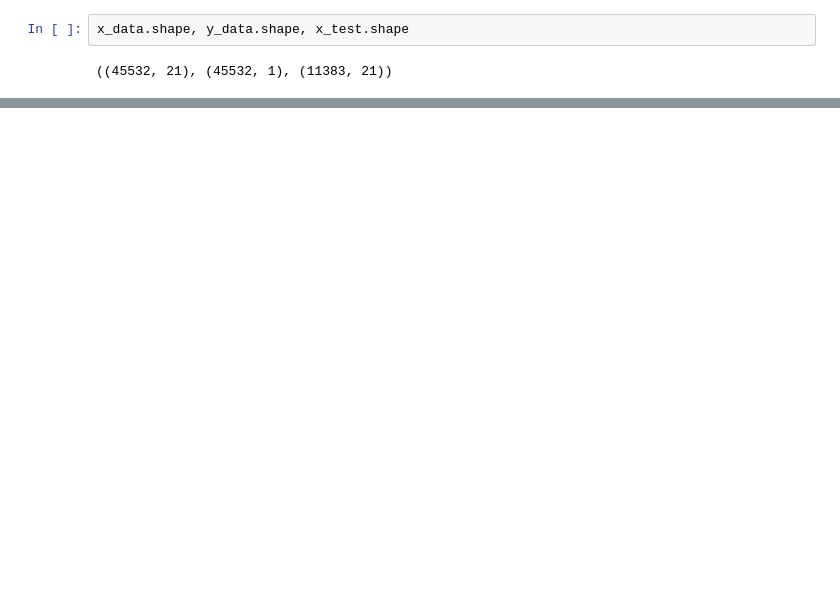
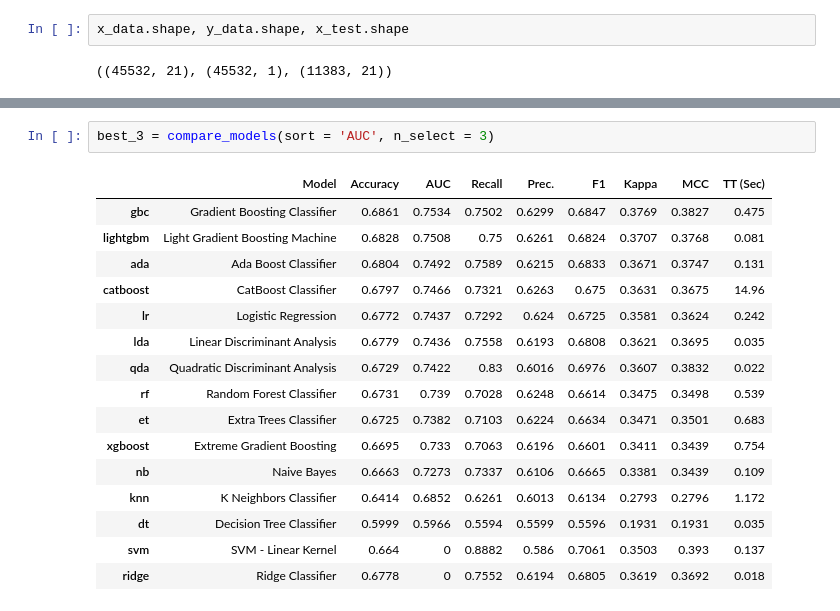
Before and after one commit to yebiny/psychoMetrics, a Jupyter notebook: 3-Train/train.ipynb, the cells around one changed output, grey strips where cells are left out. Drawn from its saved outputs; the diff is of its cells as text; blank space fills up the shorter version.

```diff
--- a/3-Train/train.ipynb
+++ b/3-Train/train.ipynb
@@ -94,0 +57,19 @@ submission=pd.read_csv('../0-Data/org/sample_submission.csv', index_col=0)
+# %%
+best_3 = compare_models(sort = 'AUC', n_select = 3)
+# %% [output]
+|  | Model | Accuracy | AUC | Recall | Prec. | F1 | Kappa | MCC | TT (Sec) |
+| gbc | Gradient Boosting Classifier | 0.6861 | 0.7534 | 0.7502 | 0.6299 | 0.6847 | 0.3769 | 0.3827 | 0.475 |
+| lightgbm | Light Gradient Boosting Machine | 0.6828 | 0.7508 | 0.75 | 0.6261 | 0.6824 | 0.3707 | 0.3768 | 0.081 |
+| ada | Ada Boost Classifier | 0.6804 | 0.7492 | 0.7589 | 0.6215 | 0.6833 | 0.3671 | 0.3747 | 0.131 |
+| catboost | CatBoost Classifier | 0.6797 | 0.7466 | 0.7321 | 0.6263 | 0.675 | 0.3631 | 0.3675 | 14.96 |
+| lr | Logistic Regression | 0.6772 | 0.7437 | 0.7292 | 0.624 | 0.6725 | 0.3581 | 0.3624 | 0.242 |
+| lda | Linear Discriminant Analysis | 0.6779 | 0.7436 | 0.7558 | 0.6193 | 0.6808 | 0.3621 | 0.3695 | 0.035 |
+| qda | Quadratic Discriminant Analysis | 0.6729 | 0.7422 | 0.83 | 0.6016 | 0.6976 | 0.3607 | 0.3832 | 0.022 |
+| rf | Random Forest Classifier | 0.6731 | 0.739 | 0.7028 | 0.6248 | 0.6614 | 0.3475 | 0.3498 | 0.539 |
+| et | Extra Trees Classifier | 0.6725 | 0.7382 | 0.7103 | 0.6224 | 0.6634 | 0.3471 | 0.3501 | 0.683 |
+| xgboost | Extreme Gradient Boosting | 0.6695 | 0.733 | 0.7063 | 0.6196 | 0.6601 | 0.3411 | 0.3439 | 0.754 |
+| nb | Naive Bayes | 0.6663 | 0.7273 | 0.7337 | 0.6106 | 0.6665 | 0.3381 | 0.3439 | 0.109 |
+| knn | K Neighbors Classifier | 0.6414 | 0.6852 | 0.6261 | 0.6013 | 0.6134 | 0.2793 | 0.2796 | 1.172 |
+| dt | Decision Tree Classifier | 0.5999 | 0.5966 | 0.5594 | 0.5599 | 0.5596 | 0.1931 | 0.1931 | 0.035 |
+| svm | SVM - Linear Kernel | 0.664 | 0 | 0.8882 | 0.586 | 0.7061 | 0.3503 | 0.393 | 0.137 |
+| ridge | Ridge Classifier | 0.6778 | 0 | 0.7552 | 0.6194 | 0.6805 | 0.3619 | 0.3692 | 0.018 |
```
Also changed, not shown: parts of 26 cells of this notebook, 1 other file.
